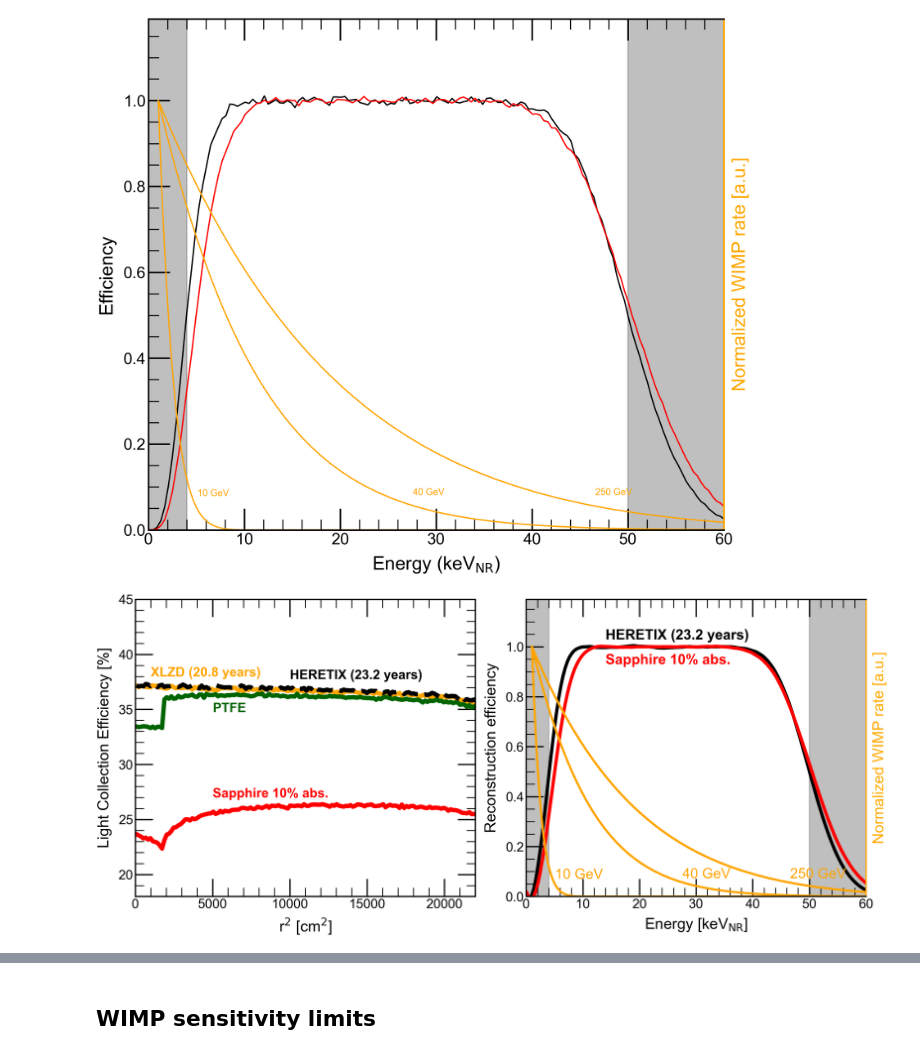
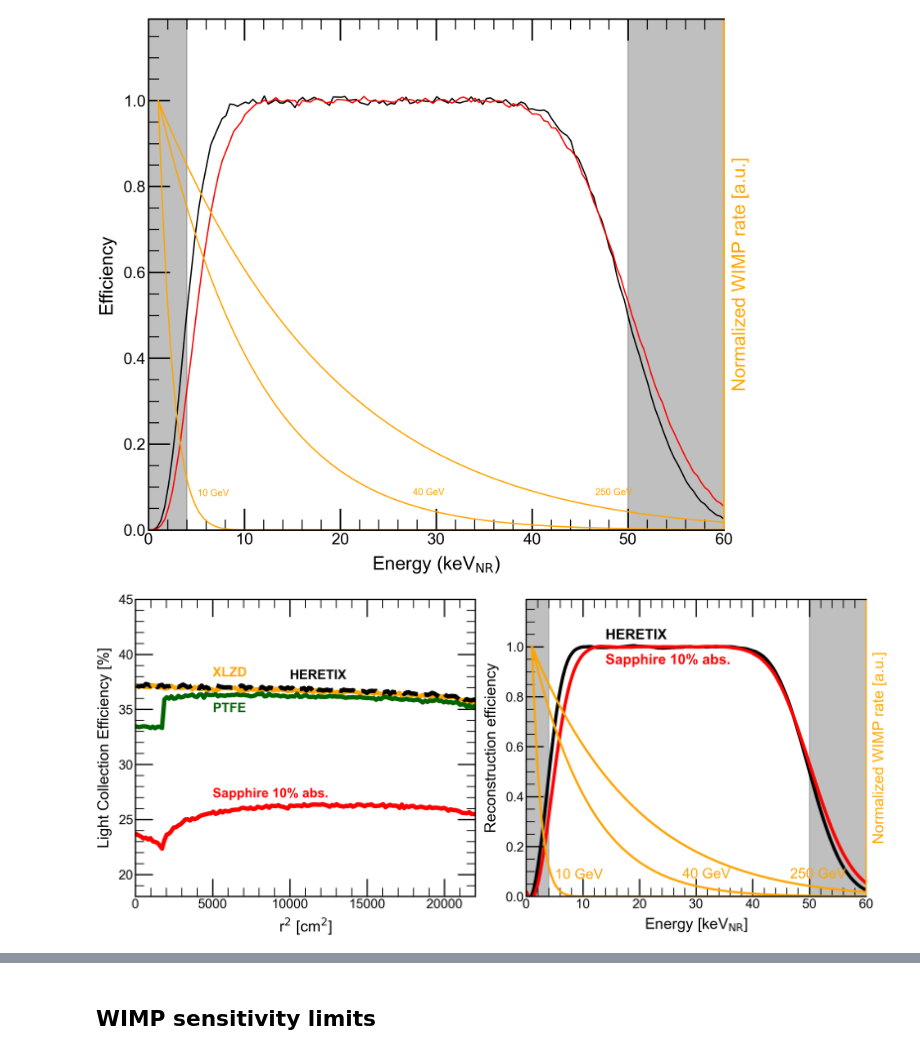
Before and after one commit to jpienaar13/HermeticTPC, a Jupyter notebook: common_plots/plotter.ipynb, the cells around one changed output, grey strips where cells are left out. Drawn from its saved outputs; the diff is of its cells as text; code cells hidden in the pictures.

Commit message:
Update plots

```diff
--- a/common_plots/plotter.ipynb
+++ b/common_plots/plotter.ipynb
@@ -468,35 +385,34 @@ ax2.spines["right"].set_color("orange")
 ax2.yaxis.label.set_color("orange")
 #ax2.tick_params(axis="y", colors="orange")
 ax2.set_yticklabels([])
 ax2.set_yticks([])
 ax2.set_ylabel("Normalized WIMP rate [a.u.]", color="orange")
 ax2.set_ylim(0, 1.19)
 
 mws = [10, 40, 250]
 # Put WIMP spectra on the right axis
 for mw in mws:
     x,y = hdf[f"WIMP_rate_{mw}GeV"][:]
     ax2.plot(x, y, "-", color="orange", lw=2, zorder=0)
     # find energy where rate goes below 0.1
     idx = np.where(y < 0.1)[0][0]
     ax2.text(x[idx]*1.15, y[idx], f"{mw} GeV", color="orange", va="center", ha="left", fontsize=13)
 
 ax1.set_xlim(0, 60)
 ax1.set_xlabel("Energy [keV$_{\mathrm{NR}}$]")
 
 ax1.axvspan(0, energy_05_low, color="gray", alpha=0.5, zorder=0)
 ax1.axvspan(energy_05_high, 60, color="gray", alpha=0.5, zorder=0)
 
-ax0.text(1000, 38, "XLZD (20.8 years)", fontsize=12, fontweight="bold", color="orange")
-ax0.text(10000, 37.75, "HERETIX (23.2 years)", fontsize=12, fontweight="bold", color="black")
+ax0.text(5000, 38, "XLZD", fontsize=12, fontweight="bold", color="orange")
+ax0.text(10000, 37.75, "HERETIX", fontsize=12, fontweight="bold", color="black")
 ax0.text(5000, 34.75, "PTFE", fontsize=12, fontweight="bold", color="darkgreen")
 ax0.text(5000, 27, "Sapphire 10% abs.", fontsize=12, fontweight="bold", color="red")
 
-ax1.text(14, 1.03, "HERETIX (23.2 years)", fontsize=13, fontweight="bold", color="black")
+ax1.text(14, 1.03, "HERETIX", fontsize=13, fontweight="bold", color="black")
 ax1.text(14, 0.93, "Sapphire 10% abs.", fontsize=13, fontweight="bold", color="red")
 
 plt.tight_layout()
-plt.savefig("efficiency_lce_nr.png", bbox_inches="tight", dpi=300)
 plt.show()
 # %% [output]
-[figure, old version]
+[figure, new version]
```
Also changed, not shown: parts of 6 cells of this notebook, 2 other files.
